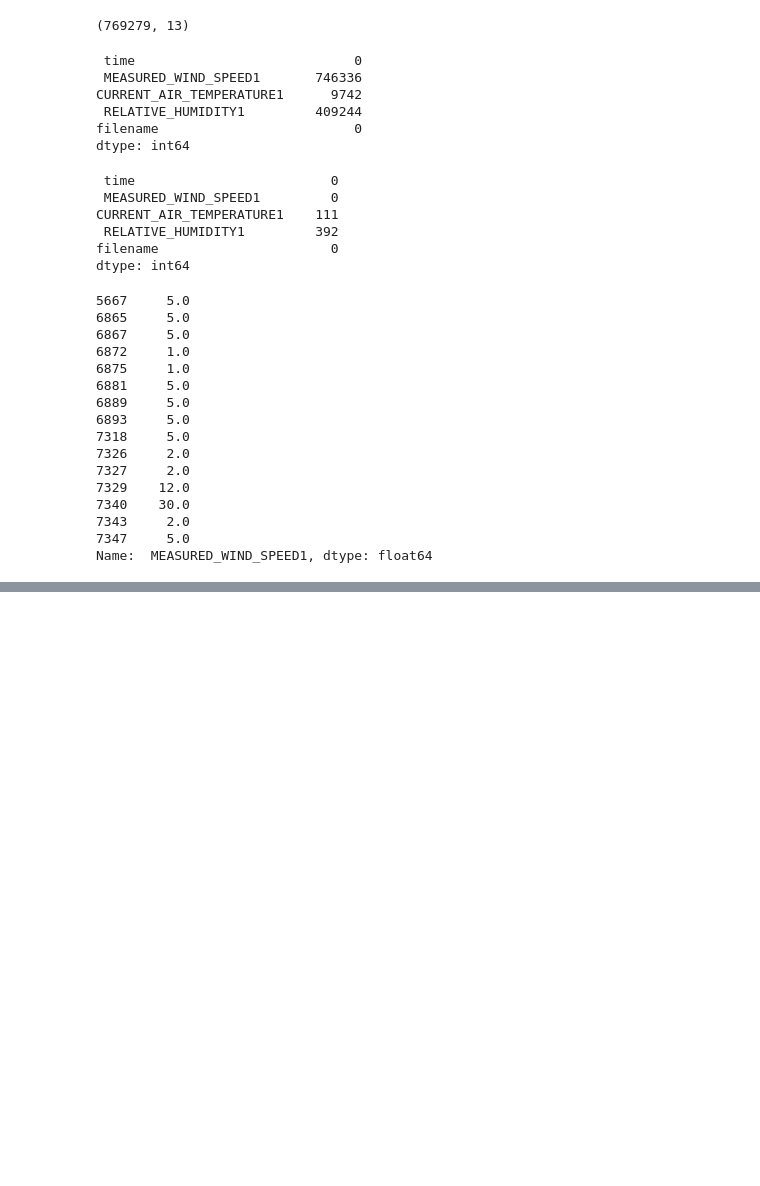
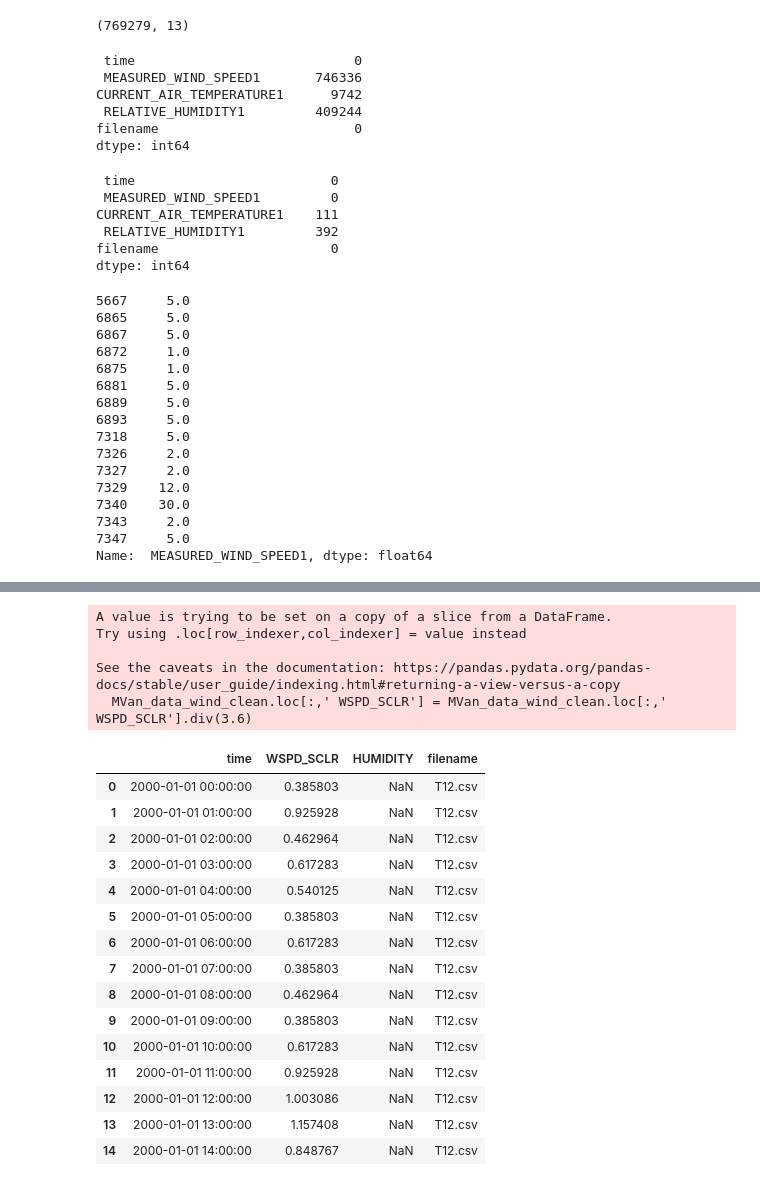
Before and after one commit to madiwiebe/LHL_Capstone_Project, a Jupyter notebook: notebooks/cleaning_data.ipynb, the cells around one changed output, grey strips where cells are left out. Drawn from its saved outputs; the diff is of its cells as text; code cells hidden in the pictures; blank space fills up the shorter version.

Commit message:
Data Cleaning (MVan)

```diff
--- a/notebooks/cleaning_data.ipynb
+++ b/notebooks/cleaning_data.ipynb
@@ -765,0 +768,2 @@ MoTIm_data_wind_clean.to_csv(f'{path_2}/MoTIm_data_wind_clean.csv')
+# %%
+MVan_data = functions.to_df('MVan_data.csv')
@@ -765,0 +787,5 @@ MoTIm_data_wind_clean.to_csv(f'{path_2}/MoTIm_data_wind_clean.csv')
+# %%
+# only keep variables of interest
+# no solar data available from this network
+MVan_data_wind = MVan_data.loc[:,(' time', ' WSPD_SCLR', ' HUMIDITY', 'filename')]
+    # note that no air pressure or air temperature values are available
@@ -765,0 +801,4 @@ MoTIm_data_wind_clean.to_csv(f'{path_2}/MoTIm_data_wind_clean.csv')
+# %%
+# drop rows in wind data that do not have WindSpeed values
+MVan_data_wind_clean = MVan_data_wind.dropna(subset=[' WSPD_SCLR'])
+MVan_data_wind_clean.isna().sum()
@@ -765,0 +830,26 @@ MoTIm_data_wind_clean.to_csv(f'{path_2}/MoTIm_data_wind_clean.csv')
+# %%
+# convert windspeed values from km/h to m/s by dividing values by 3.6
+MVan_data_wind_clean.loc[:,' WSPD_SCLR'] = MVan_data_wind_clean.loc[:,' WSPD_SCLR'].div(3.6)
+MVan_data_wind_clean.head(15)
+# %% [output]
+A value is trying to be set on a copy of a slice from a DataFrame.
+Try using .loc[row_indexer,col_indexer] = value instead
+
+See the caveats in the documentation: https://pandas.pydata.org/pandas-docs/stable/user_guide/indexing.html#returning-a-view-versus-a-copy
+  MVan_data_wind_clean.loc[:,' WSPD_SCLR'] = MVan_data_wind_clean.loc[:,' WSPD_SCLR'].div(3.6)
+|  | time | WSPD_SCLR | HUMIDITY | filename |
+| 0 | 2000-01-01 00:00:00 | 0.385803 | NaN | T12.csv |
+| 1 | 2000-01-01 01:00:00 | 0.925928 | NaN | T12.csv |
+| 2 | 2000-01-01 02:00:00 | 0.462964 | NaN | T12.csv |
+| 3 | 2000-01-01 03:00:00 | 0.617283 | NaN | T12.csv |
+| 4 | 2000-01-01 04:00:00 | 0.540125 | NaN | T12.csv |
+| 5 | 2000-01-01 05:00:00 | 0.385803 | NaN | T12.csv |
+| 6 | 2000-01-01 06:00:00 | 0.617283 | NaN | T12.csv |
+| 7 | 2000-01-01 07:00:00 | 0.385803 | NaN | T12.csv |
+| 8 | 2000-01-01 08:00:00 | 0.462964 | NaN | T12.csv |
+| 9 | 2000-01-01 09:00:00 | 0.385803 | NaN | T12.csv |
+| 10 | 2000-01-01 10:00:00 | 0.617283 | NaN | T12.csv |
+| 11 | 2000-01-01 11:00:00 | 0.925928 | NaN | T12.csv |
+| 12 | 2000-01-01 12:00:00 | 1.003086 | NaN | T12.csv |
+| 13 | 2000-01-01 13:00:00 | 1.157408 | NaN | T12.csv |
+| 14 | 2000-01-01 14:00:00 | 0.848767 | NaN | T12.csv |
```
Also changed, not shown: parts of 7 cells of this notebook.
